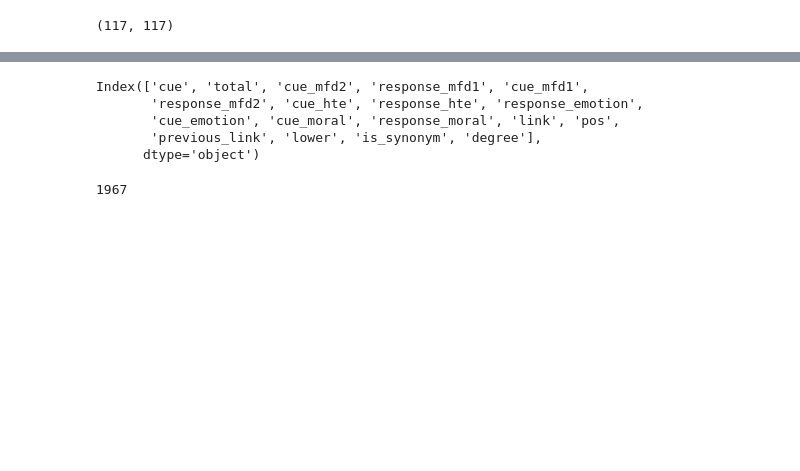
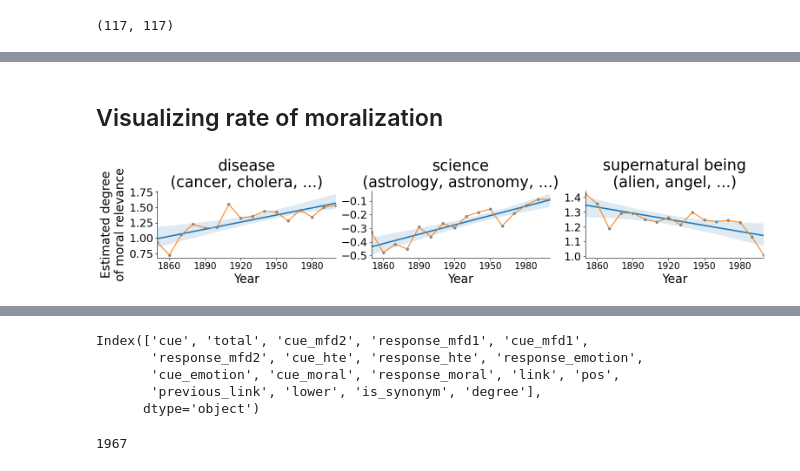
Before and after one commit to AidaRamezani/moralization_temporal, a Jupyter notebook: notebooks/coha_category_eval.ipynb, the cells around one changed output, grey strips where cells are left out. Saved outputs shown, nothing was run; the diff lists cells and outputs as text; code cells hidden in the pictures; blank space fills up the shorter version.

Commit message:
conceptual category moralization rate

```diff
--- a/notebooks/coha_category_eval.ipynb
+++ b/notebooks/coha_category_eval.ipynb
@@ -19,3 +16,11 @@ ts_df = ts_df.loc[ts_df['count'] >= 50]
+# %%
+# loading and preprocess time series data for COHA
+def load_ts_df(path: str) -> pd.DataFrame:
+    df = pd.read_csv(path)
+    df = df.groupby(['words', 'year', 'property'])[['outputs_z', 'count']].mean().reset_index()
+    return df[df['count'] >= 50]
+
+ts_df = load_ts_df('./data/SWOW_prediction/eval/time_series/ts_df.csv')
 # %%
 category_norms = pd.read_csv('./data/Referential version_Item level data.csv')
 category_norms = category_norms.loc[category_norms['prod.freq'] > 1]
@@ -168,0 +243,32 @@ r2 = reg.groupby('category').r2.mean().to_dict()
+# %% [markdown]
+## Visualizing rate of moralization
+# %%
+groups = ['disease','science','supernatural being']
+fig,axes = plt.subplots(1, 3,figsize = (18, 2),sharey = False)
+for i, ax in enumerate(axes):
+    c = groups[i]
+    r2_score = r2[c]
+    coef_score = coef[c]
+
+    plot_df = rel_df.loc[rel_df.category == c]
+    plot_df_2 = plot_df.groupby('year').outputs_z.mean().reset_index()
+
+    sns.regplot(data = plot_df_2, x = 'year', y = 'outputs_z',ax =ax, scatter_kws={'s':15})
+    sns.lineplot(data = plot_df_2, x = 'year', y = 'outputs_z',ax =ax)
+    ax.set_xlim(plot_df_2.year.min(), plot_df_2.year.max())
+    c_terms = ", ".join(list(plot_df.loc[plot_df.category == c].words.unique())[:2]) + ', ...'
+    ax.set_title(c + '\n(' + c_terms + ')', fontsize = 25)
+
+    if i != 0:
+        ax.set_ylabel('')
+    else:
+        ax.set_ylabel('Estimated degree\nof moral relevance',fontsize = 20)
+    ax.set_xlabel('Year',fontsize = 20)
+
+    ax.set_xticks(np.arange(1860, 2010, 30),np.arange(1860, 2010, 30), fontsize = 15)
+    ax.set_yticklabels(ax.get_yticklabels(), fontsize = 18)
+sns.despine()
+
+plt.show()
+# %% [output]
+[figure, added]
```
Also changed, not shown: parts of 44 cells of this notebook.
